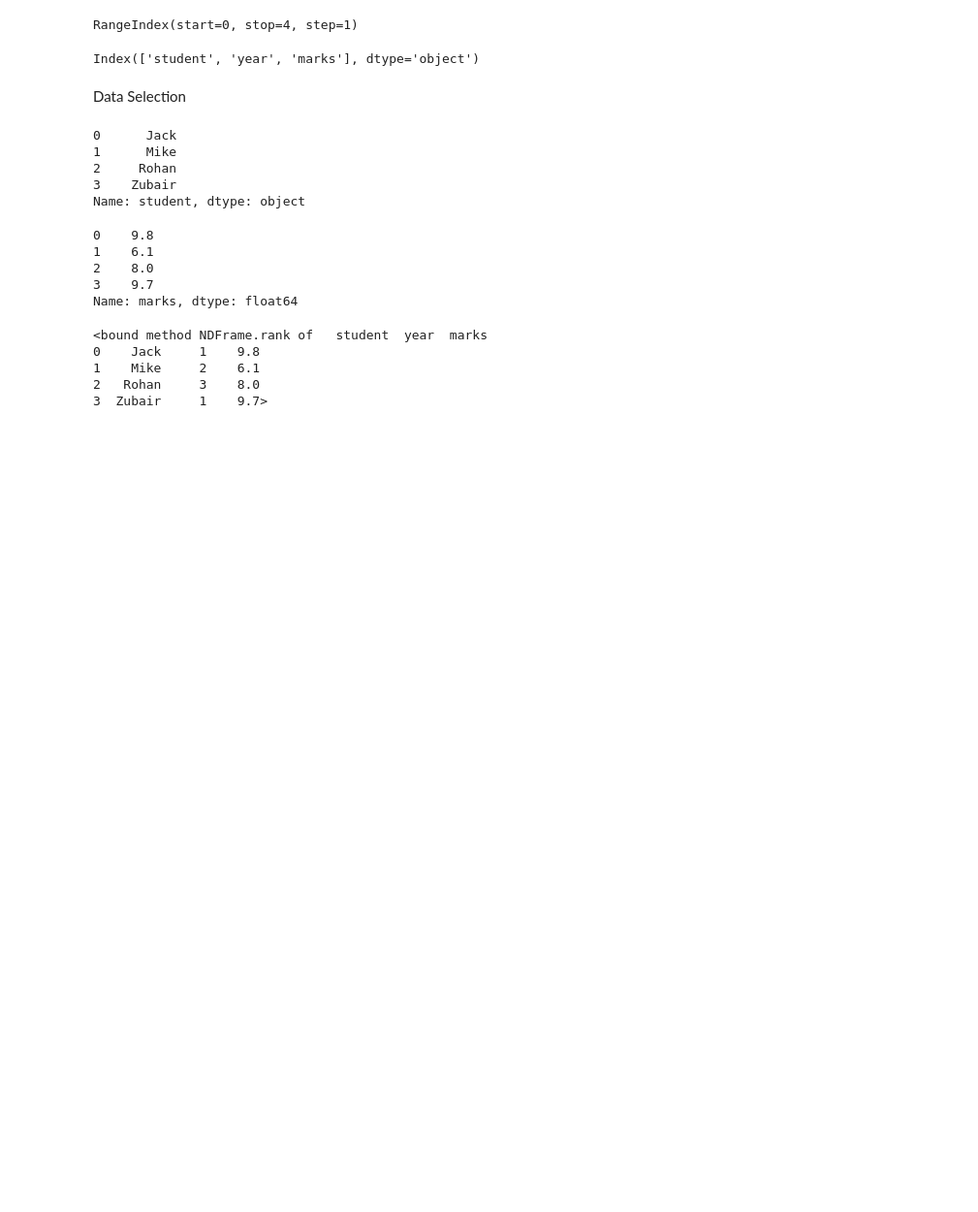
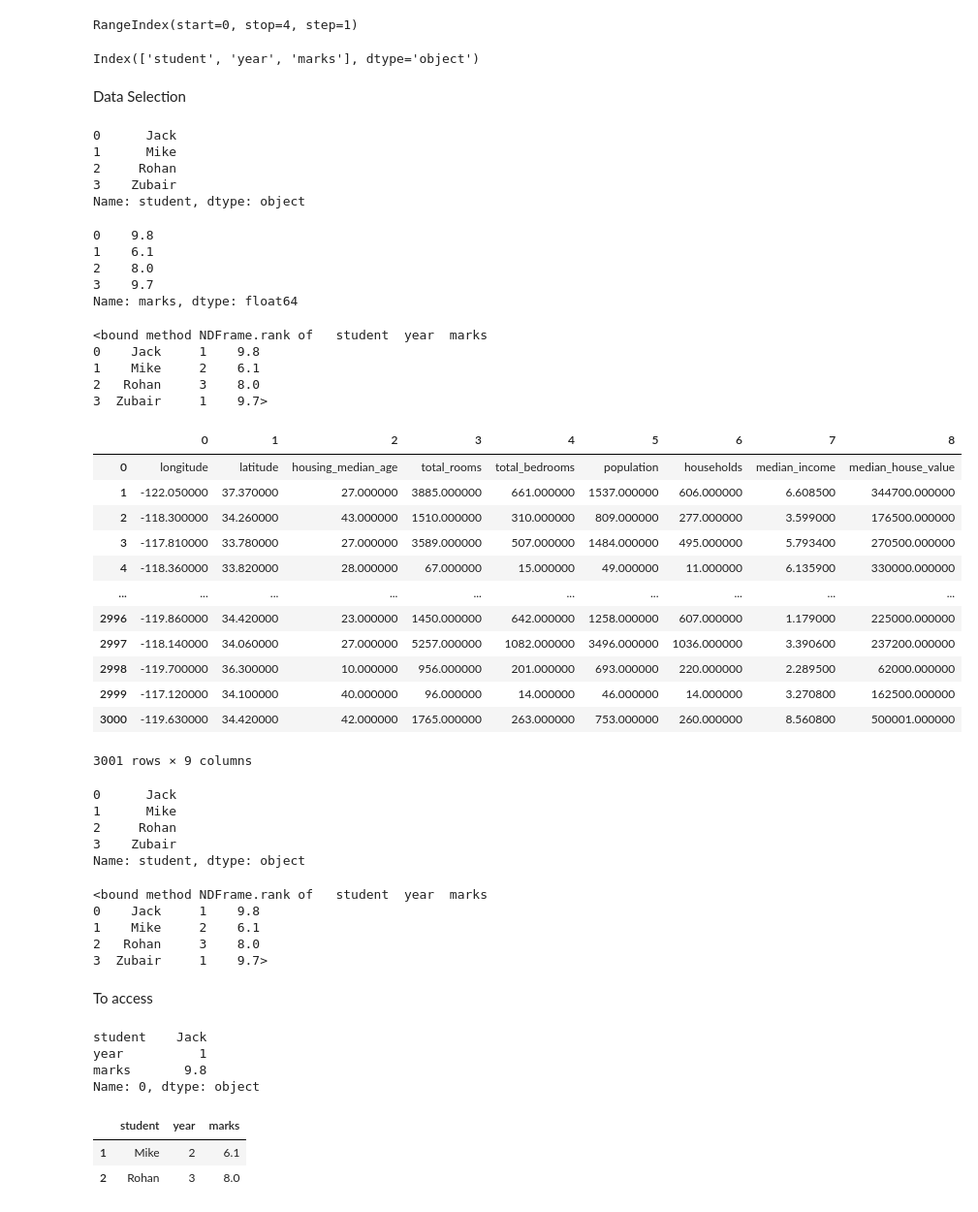
Before and after one commit to ayushi-2310/Ayushi-DAML-2021-22, a Jupyter notebook: HET_panda.ipynb, the cells around one changed output. Shown: that part at 97% size. Saved outputs shown, nothing was run; the diff lists cells and outputs as text; code cells hidden in the pictures; blank space fills up the shorter version.

```diff
--- a/HET_panda.ipynb
+++ b/HET_panda.ipynb
@@ -99,0 +98,48 @@ df=pd.read_csv?
+# %%
+fd=pd.read_csv('/content/sample_data/california_housing_test.csv',header=None)
+fd
+# %% [output]
+|  | 0 | 1 | 2 | 3 | 4 | 5 | 6 | 7 | 8 |
+| 0 | longitude | latitude | housing_median_age | total_rooms | total_bedrooms | population | households | median_income | median_house_value |
+| 1 | -122.050000 | 37.370000 | 27.000000 | 3885.000000 | 661.000000 | 1537.000000 | 606.000000 | 6.608500 | 344700.000000 |
+| 2 | -118.300000 | 34.260000 | 43.000000 | 1510.000000 | 310.000000 | 809.000000 | 277.000000 | 3.599000 | 176500.000000 |
+| 3 | -117.810000 | 33.780000 | 27.000000 | 3589.000000 | 507.000000 | 1484.000000 | 495.000000 | 5.793400 | 270500.000000 |
+| 4 | -118.360000 | 33.820000 | 28.000000 | 67.000000 | 15.000000 | 49.000000 | 11.000000 | 6.135900 | 330000.000000 |
+| ... | ... | ... | ... | ... | ... | ... | ... | ... | ... |
+| 2996 | -119.860000 | 34.420000 | 23.000000 | 1450.000000 | 642.000000 | 1258.000000 | 607.000000 | 1.179000 | 225000.000000 |
+| 2997 | -118.140000 | 34.060000 | 27.000000 | 5257.000000 | 1082.000000 | 3496.000000 | 1036.000000 | 3.390600 | 237200.000000 |
+| 2998 | -119.700000 | 36.300000 | 10.000000 | 956.000000 | 201.000000 | 693.000000 | 220.000000 | 2.289500 | 62000.000000 |
+| 2999 | -117.120000 | 34.100000 | 40.000000 | 96.000000 | 14.000000 | 46.000000 | 14.000000 | 3.270800 | 162500.000000 |
+| 3000 | -119.630000 | 34.420000 | 42.000000 | 1765.000000 | 263.000000 | 753.000000 | 260.000000 | 8.560800 | 500001.000000 |
+3001 rows × 9 columns
+# %%
+df['student']
+# %% [output]
+0      Jack
+1      Mike
+2     Rohan
+3    Zubair
+Name: student, dtype: object
+# %%
+df.rank
+# %% [output]
+<bound method NDFrame.rank of   student  year  marks
+0    Jack     1    9.8
+1    Mike     2    6.1
+2   Rohan     3    8.0
+3  Zubair     1    9.7>
+# %% [markdown]
+To access
+# %%
+df.iloc[0]
+# %% [output]
+student    Jack
+year          1
+marks       9.8
+Name: 0, dtype: object
+# %%
+df.iloc[1:3]
+# %% [output]
+|  | student | year | marks |
+| 1 | Mike | 2 | 6.1 |
+| 2 | Rohan | 3 | 8.0 |
```
Also changed, not shown: parts of 34 cells of this notebook.
